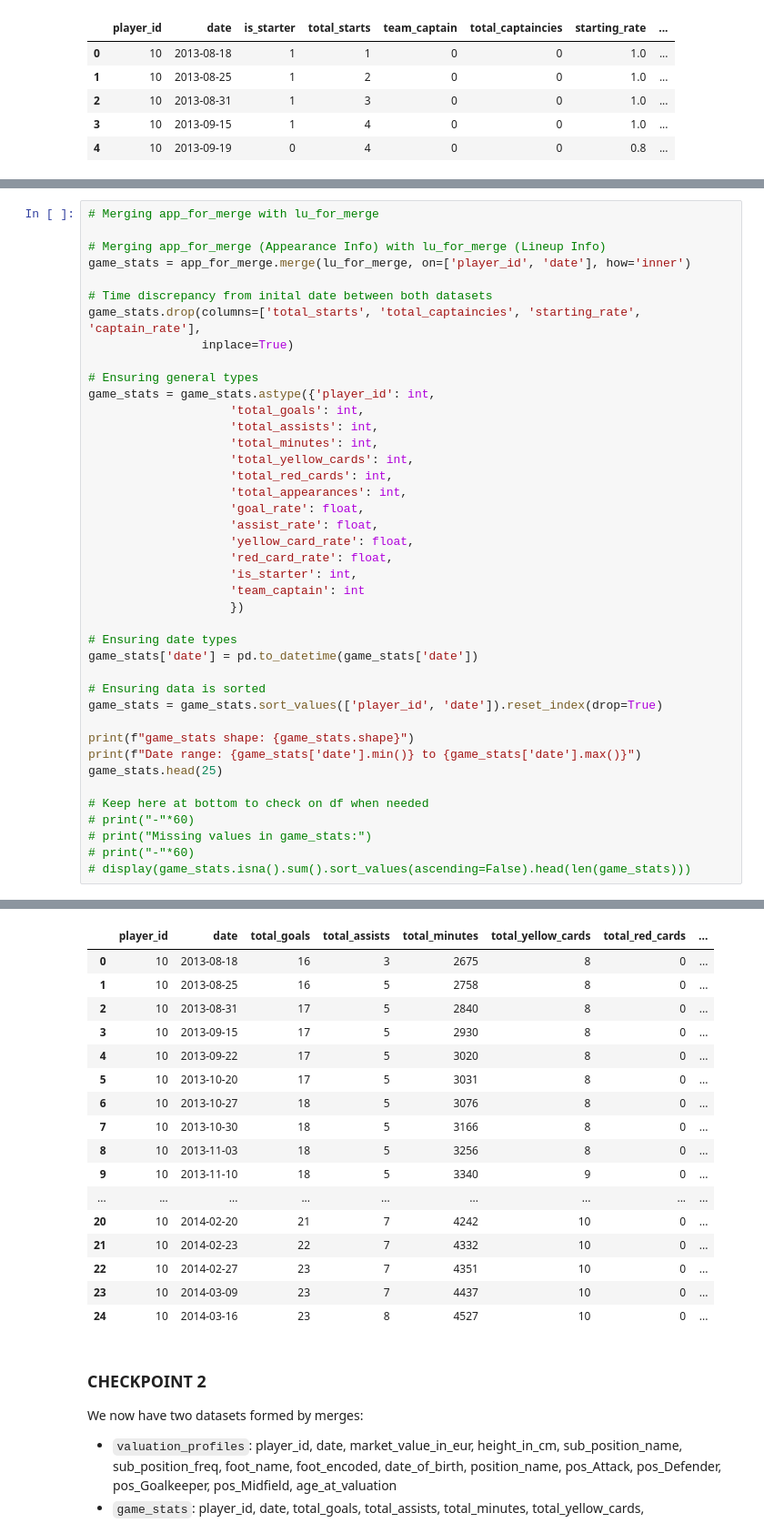
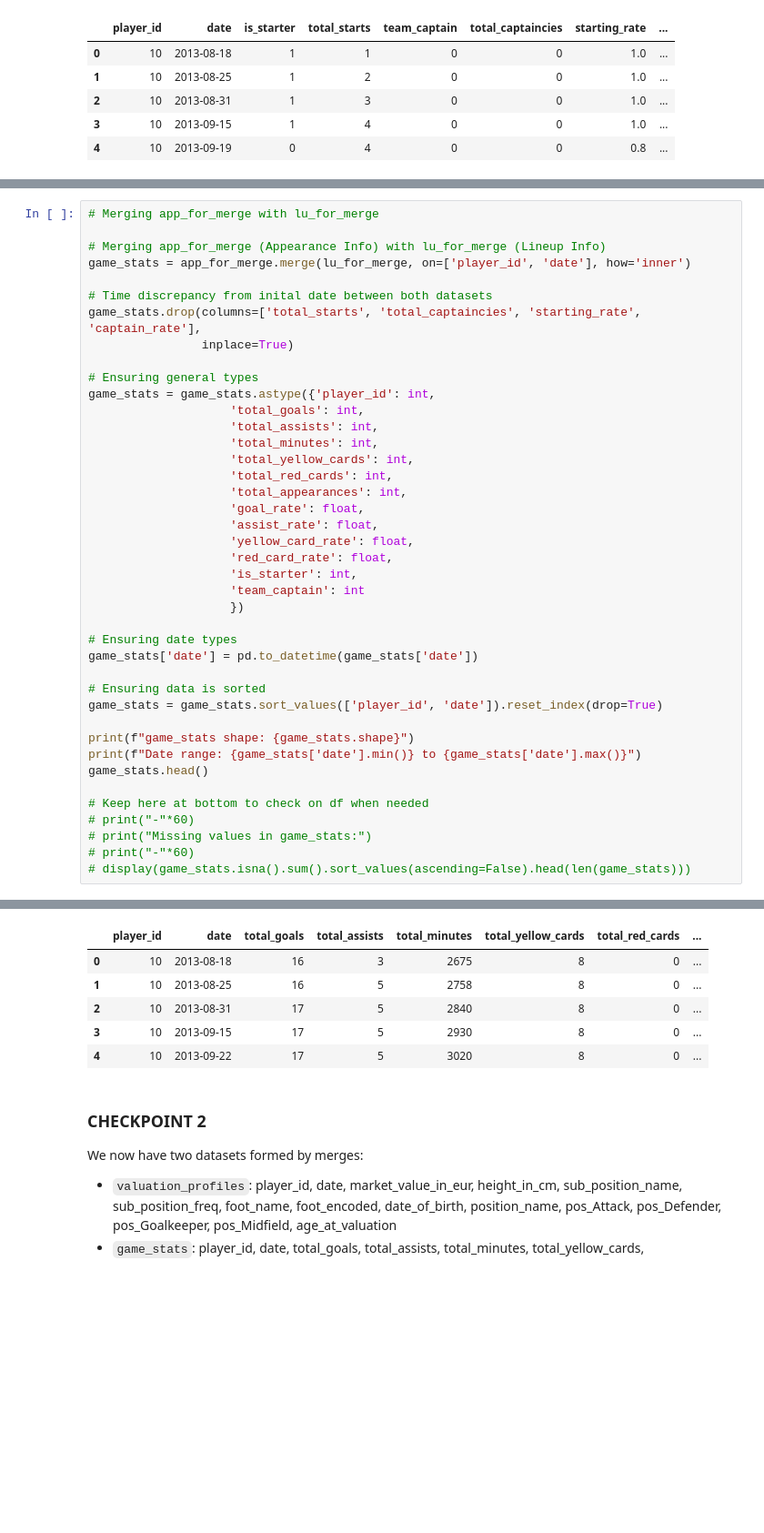
Before and after one commit to ChristianVaikona/comp352-final-project, a Jupyter notebook: Footballer_Market_Evaluation.ipynb, the cells around one changed output, grey strips where cells are left out. Shown at 91% size. Cells and saved outputs as stored; diff of their text form; blank space fills up the shorter version.

```diff
--- a/Footballer_Market_Evaluation.ipynb
+++ b/Footballer_Market_Evaluation.ipynb
@@ -925,45 +914,34 @@ game_stats = game_stats.astype({'player_id': int,
                     'assist_rate': float,
                     'yellow_card_rate': float,
                     'red_card_rate': float,
                     'is_starter': int,
                     'team_captain': int
                     })
 
 # Ensuring date types
 game_stats['date'] = pd.to_datetime(game_stats['date'])
 
 # Ensuring data is sorted
 game_stats = game_stats.sort_values(['player_id', 'date']).reset_index(drop=True)
 
 print(f"game_stats shape: {game_stats.shape}")
 print(f"Date range: {game_stats['date'].min()} to {game_stats['date'].max()}")
-game_stats.head(25)
+game_stats.head()
 
 # Keep here at bottom to check on df when needed
 # print("-"*60)
 # print("Missing values in game_stats:")
 # print("-"*60)
 # display(game_stats.isna().sum().sort_values(ascending=False).head(len(game_stats)))
 # %% [output]
 game_stats shape: (1342295, 14)
 Date range: 2013-07-02 00:00:00 to 2024-03-17 00:00:00
 |  | player_id | date | total_goals | total_assists | total_minutes | total_yellow_cards | total_red_cards | ... |
 | 0 | 10 | 2013-08-18 | 16 | 3 | 2675 | 8 | 0 | ... |
 | 1 | 10 | 2013-08-25 | 16 | 5 | 2758 | 8 | 0 | ... |
 | 2 | 10 | 2013-08-31 | 17 | 5 | 2840 | 8 | 0 | ... |
 | 3 | 10 | 2013-09-15 | 17 | 5 | 2930 | 8 | 0 | ... |
 | 4 | 10 | 2013-09-22 | 17 | 5 | 3020 | 8 | 0 | ... |
-| 5 | 10 | 2013-10-20 | 17 | 5 | 3031 | 8 | 0 | ... |
-| 6 | 10 | 2013-10-27 | 18 | 5 | 3076 | 8 | 0 | ... |
-| 7 | 10 | 2013-10-30 | 18 | 5 | 3166 | 8 | 0 | ... |
-| 8 | 10 | 2013-11-03 | 18 | 5 | 3256 | 8 | 0 | ... |
-| 9 | 10 | 2013-11-10 | 18 | 5 | 3340 | 9 | 0 | ... |
-| ... | ... | ... | ... | ... | ... | ... | ... | ... |
-| 20 | 10 | 2014-02-20 | 21 | 7 | 4242 | 10 | 0 | ... |
-| 21 | 10 | 2014-02-23 | 22 | 7 | 4332 | 10 | 0 | ... |
-| 22 | 10 | 2014-02-27 | 23 | 7 | 4351 | 10 | 0 | ... |
-| 23 | 10 | 2014-03-09 | 23 | 7 | 4437 | 10 | 0 | ... |
-| 24 | 10 | 2014-03-16 | 23 | 8 | 4527 | 10 | 0 | ... |
 # %% [markdown]
 ### CHECKPOINT 2
 
```
Also changed, not shown: parts of 3 cells of this notebook.
